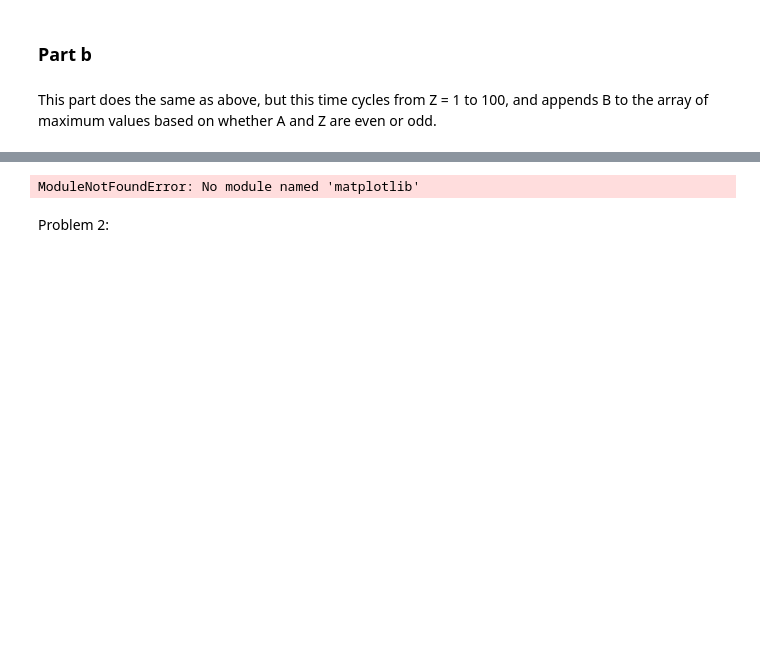
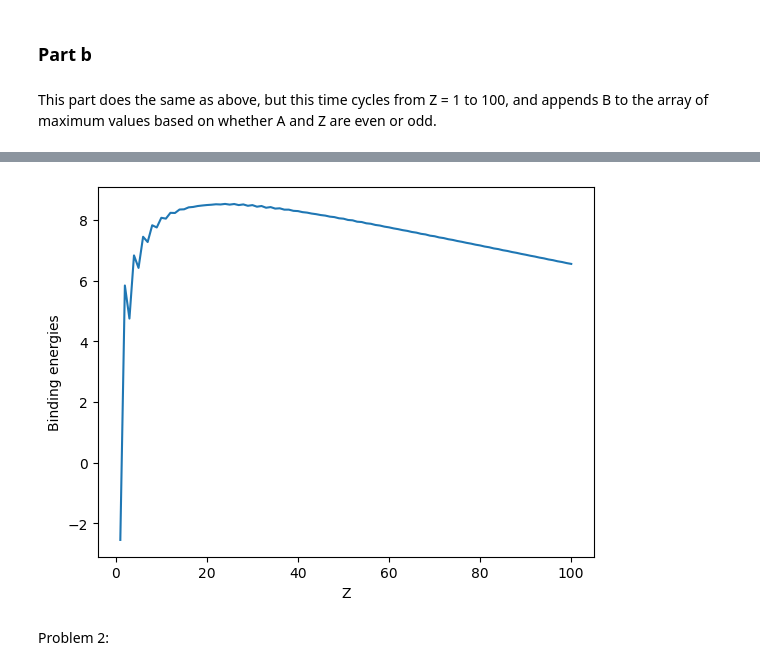
Before and after one commit to kkakadiya6/Homework-3, a Jupyter notebook: Homework_3.ipynb, the cells around one changed output, grey strips where cells are left out. Drawn from its saved outputs; the diff is of its cells as text; code cells hidden in the pictures; blank space fills up the shorter version.

```diff
--- a/Homework_3.ipynb
+++ b/Homework_3.ipynb
@@ -93,26 +93,46 @@ The maximum binding energy per nucleon is: 8.532622751365931 , Z = 24 , A = 71
 # %%
 import matplotlib.pyplot as plt
 import numpy as np
 
 a1=15.67
 a2=17.23
 a3=0.75
 a4=93.2
 a5Aodd=0
 a5AZeven=12
 a5AevenZodd=-12
 def B(A,Z,a5):
-    B = a1*A - a2*A**(2/3) - a3*(Z**2)/(A**(1/3)) - a4*((A-2*Z)**2)/A + a5/(A**(1/2))
-    return(B)
+    return a1*A - a2*A**(2/3) - a3*(Z**2)/(A**(1/3)) - a4*((A-2*Z)**2)/A + a5/(A**(1/2))
+
+
+bindingenergies = []
+maxenergies = []
+Avalues = []
+Zindex = []
+for Z in range(1,101):
+    for A in range(1*Z,3*Z):
+        if A % 2 != 0:
+            bindingenergies.append(B(A,Z,a5Aodd)/A)
+
+        elif A % 2 == 0 and Z % 2 == 0:
+            bindingenergies.append(B(A,Z,a5AZeven)/A)
+
+        elif A % 2 == 0 and Z % 2 != 0:
+            bindingenergies.append(B(A,Z,a5AevenZodd)/A)
+
+    maxenergies.append(max(bindingenergies))
+    Zindex.append(Z)
+    Avalues.append(A)
+    bindingenergies = []
 
 x = Zindex
 y = maxenergies
 plt.plot(x, y)
 plt.xlabel('Z')
 plt.ylabel('Binding energies')
 plt.show()
 # %% [output]
-ModuleNotFoundError: No module named 'matplotlib'
+[figure, added]
 # %% [markdown]
 Problem 2:
 # %% [markdown]
```
Also changed, not shown: parts of 3 cells of this notebook.
